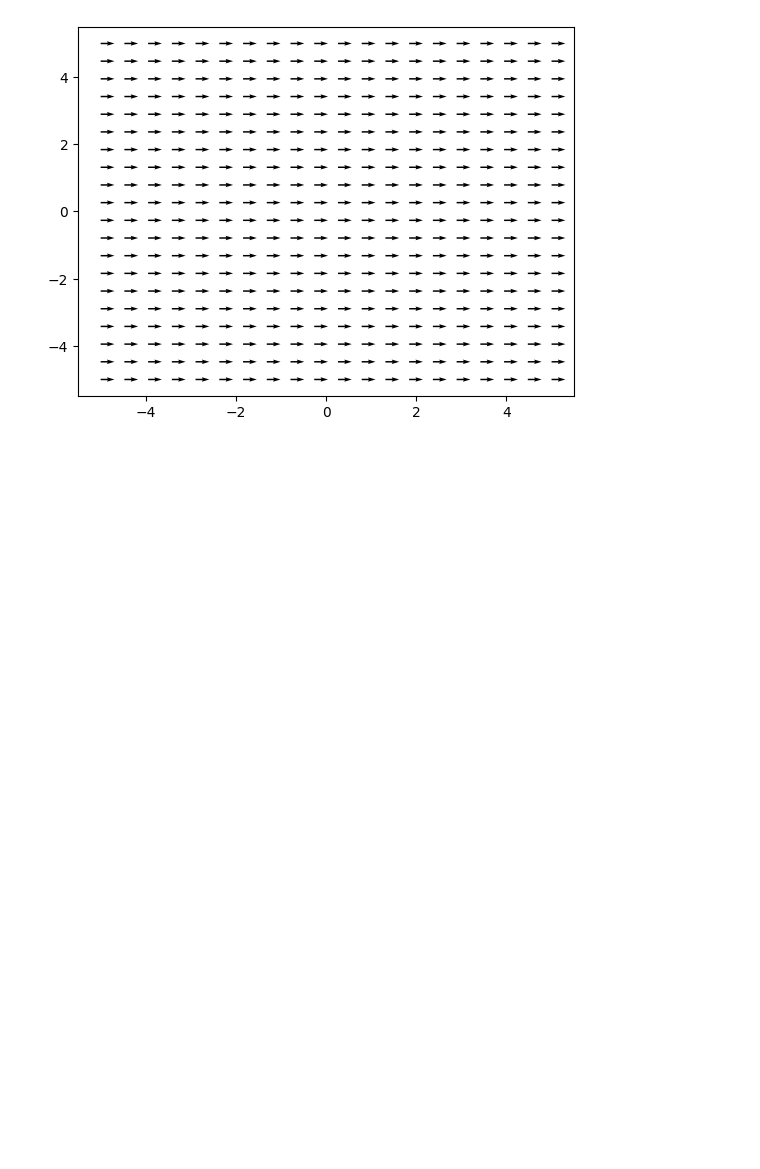
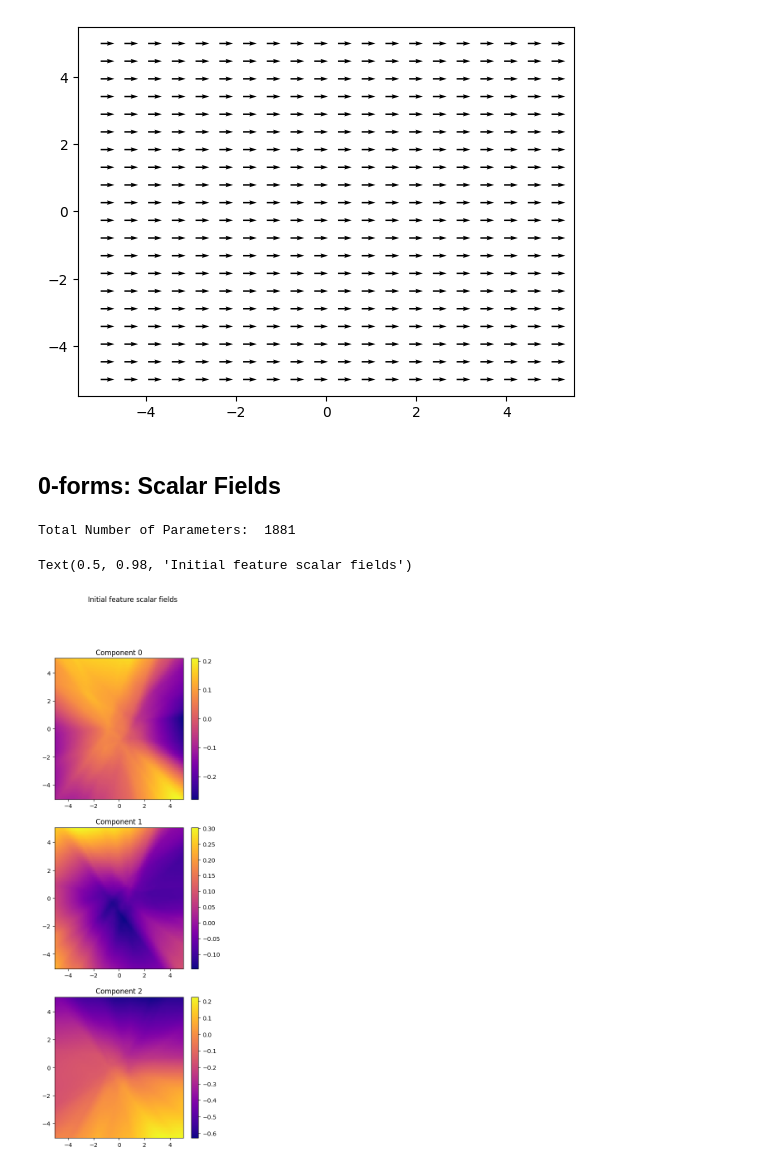
Before and after one commit to aidos-lab/neural-k-forms, a Jupyter notebook: DR-nn-vectorfield-example-R2 FAST.ipynb, the cells around one changed output. Drawn from its saved outputs; the diff is of its cells as text; code cells hidden in the pictures; blank space fills up the shorter version.

Commit message:
added scalar field example

```diff
--- a/DR-nn-vectorfield-example-R2 FAST.ipynb
+++ b/DR-nn-vectorfield-example-R2 FAST.ipynb
@@ -715,3 +698,51 @@ plot_component_vf(vf2, ax, comp=0, x_range=-5, y_range=5)
 plt.show()
 # %% [output]
 [figure]
+# %% [markdown]
+## 0-forms: Scalar Fields
+# %%
+c = 3 # number of features/columns in cochain data matrix
+
+scalar = nn.Sequential(
+    nn.Linear(2, 50),
+    nn.ReLU(),
+    nn.Linear(50, 32),
+    nn.ReLU(),
+    nn.Linear(32, c)
+)
+
+# print the total number of parameters in the model
+print("Total Number of Parameters: ", sum(p.numel() for p in scalar.parameters()))
+# %% [output]
+Total Number of Parameters:  1881
+# %%
+# a function to plot a heatmap of the scalar field
+def plot_scalar_field_comp(scalar, ax, comp = 0, x_range = 5, y_range = 5, n = 100):
+    x = np.linspace(-x_range, x_range, n)
+    y = np.linspace(-y_range, y_range, n)
+    X, Y = np.meshgrid(x, y)
+    Z = np.zeros((n,n))
+    for i in range(n):
+        for j in range(n):
+            Z[i,j] = scalar(torch.tensor([X[i,j],Y[i,j]]).float())[comp]
+    ax.pcolormesh(X, Y, Z, cmap = 'viridis')
+
+    # add a colorbar
+    fig.colorbar(ax.pcolormesh(X, Y, Z, cmap = 'plasma'), ax=ax)
+
+    # add a title labelling the component
+    ax.set_title('Component {}'.format(comp))
+
+
+fig, axs = plt.subplots(3, 1, figsize=(5, 15))
+
+# plot the three component vector fields
+for i in range(3):
+    ax = axs[i]
+    plot_scalar_field_comp(scalar, ax, comp = i, x_range=5, y_range=5)
+
+# add a title to the figure
+fig.suptitle('Initial feature scalar fields')
+# %% [output]
+Text(0.5, 0.98, 'Initial feature scalar fields')
+[figure, added]
```
Also changed, not shown: parts of 17 cells of this notebook.
